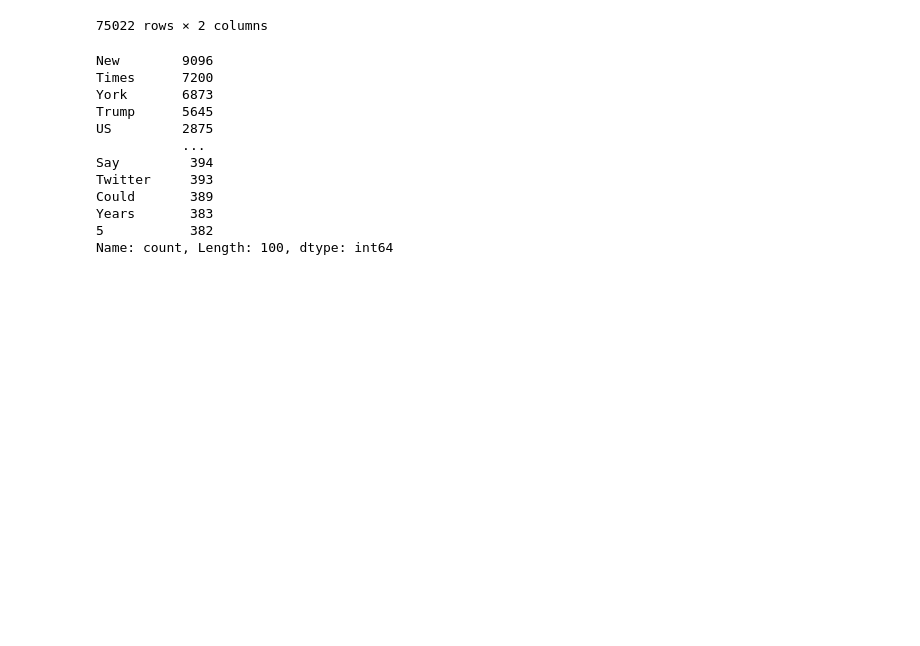
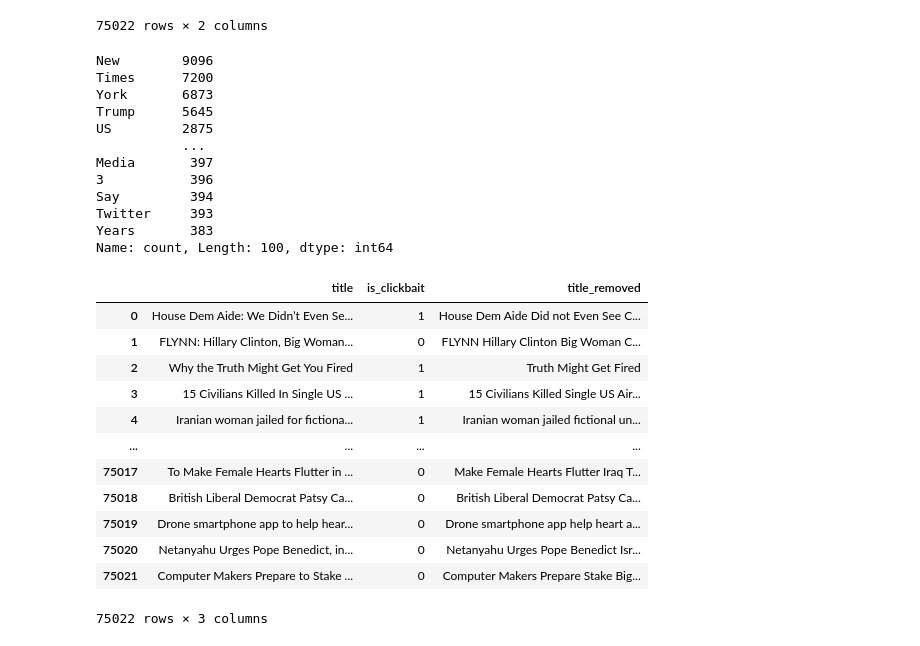
Before and after one commit to amajczyk/ClickbaitDetector, a Jupyter notebook: eda/connected 1-3/eda.ipynb, the cells around one changed output. Drawn from its saved outputs; the diff is of its cells as text; code cells hidden in the pictures; blank space fills up the shorter version.

```diff
--- a/eda/connected 1-3/eda.ipynb
+++ b/eda/connected 1-3/eda.ipynb
@@ -57,6 +57,12 @@ df['title_removed'] = df['title_removed'].str.replace("'ll", " will")
 df['title_removed'] = df['title_removed'].str.replace("'d", " would")
 df['title_removed'] = df['title_removed'].str.replace("n't", " not")
 
+df['title_removed'] = df['title_removed'].str.replace("’ve", " have")
+df['title_removed'] = df['title_removed'].str.replace("’re", " are")
+df['title_removed'] = df['title_removed'].str.replace("’ll", " will")
+df['title_removed'] = df['title_removed'].str.replace("’d", " would")
+df['title_removed'] = df['title_removed'].str.replace("n’t", " not")
+
 # remove punctuation
 df['title_removed'] = df['title_removed'].apply(remove_punctuation)
 
@@ -75,9 +81,25 @@ York       6873
 Trump      5645
 US         2875
            ...
+Media       397
+3           396
 Say         394
 Twitter     393
-Could       389
 Years       383
-5           382
 Name: count, Length: 100, dtype: int64
+# %%
+df
+# %% [output]
+|  | title | is_clickbait | title_removed |
+| 0 | House Dem Aide: We Didn’t Even Se... | 1 | House Dem Aide Did not Even See C... |
+| 1 | FLYNN: Hillary Clinton, Big Woman... | 0 | FLYNN Hillary Clinton Big Woman C... |
+| 2 | Why the Truth Might Get You Fired | 1 | Truth Might Get Fired |
+| 3 | 15 Civilians Killed In Single US ... | 1 | 15 Civilians Killed Single US Air... |
+| 4 | Iranian woman jailed for fictiona... | 1 | Iranian woman jailed fictional un... |
+| ... | ... | ... | ... |
+| 75017 | To Make Female Hearts Flutter in ... | 0 | Make Female Hearts Flutter Iraq T... |
+| 75018 | British Liberal Democrat Patsy Ca... | 0 | British Liberal Democrat Patsy Ca... |
+| 75019 | Drone smartphone app to help hear... | 0 | Drone smartphone app help heart a... |
+| 75020 | Netanyahu Urges Pope Benedict, in... | 0 | Netanyahu Urges Pope Benedict Isr... |
+| 75021 | Computer Makers Prepare to Stake ... | 0 | Computer Makers Prepare Stake Big... |
+75022 rows × 3 columns
```
Also changed, not shown: 5 other files.
